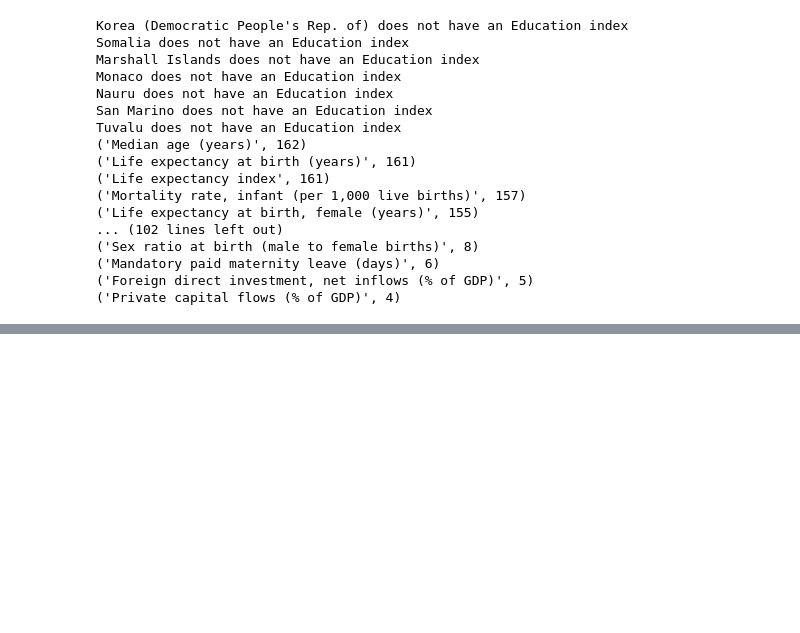
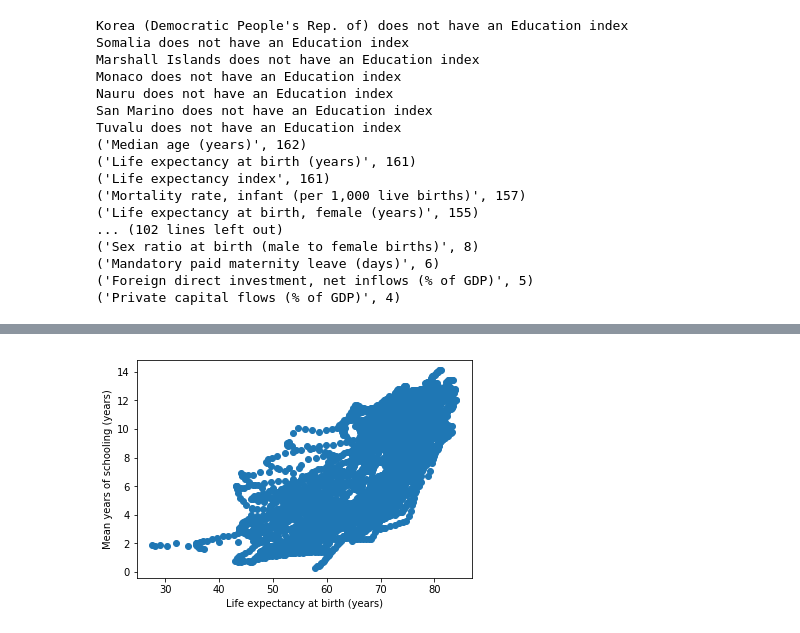
Before and after one commit to chc5/education-indicator-analysis, a Jupyter notebook: education_analysis.ipynb, the cells around one changed output, grey strips where cells are left out. Cells and saved outputs as stored; diff of their text form; code cells hidden in the pictures; blank space fills up the shorter version.

```diff
--- a/education_analysis.ipynb
+++ b/education_analysis.ipynb
@@ -304,0 +333,23 @@ Tuvalu does not have an Education index
+# %%
+def plot_mean_schooling(df):
+    mean_school_df = df.drop(df.columns[[0, 1, 3]], axis=1)
+    life_expectancy = mean_school_df[mean_school_df.indicator_name == "Life expectancy at birth (years)"]
+    mean_years = mean_school_df[mean_school_df.indicator_name == "Mean years of schooling (years)"]
+    life_ex = []
+    mean_years_i = []
+    for i in range(len(life_expectancy)):
+        for j in range(1990, 2018):
+            c_val = life_expectancy["country_name"].iloc[i]
+            if c_val in list(mean_years["country_name"]):
+                life_ex.append(life_expectancy[str(j)].iloc[i])
+                mean_years_i.append(mean_years[mean_years.country_name == c_val][str(j)].iloc[0])
+    plt.xlabel("Life expectancy at birth (years)")
+    plt.ylabel("Mean years of schooling (years)")
+    plt.scatter(life_ex, mean_years_i)
+    #Best fit line error: SVD did not converge in Linear Least Squares
+    #fit = np.polyfit(life_ex, mean_years_i, 1)
+    #fit_fn = np.poly1d(fit)
+    #plt.plot(life_ex, fit_fn(life_ex), color="red")
+plot_mean_schooling(inds_df)
+# %% [output]
+[figure, added]
```
Also changed, not shown: parts of 7 cells of this notebook.
